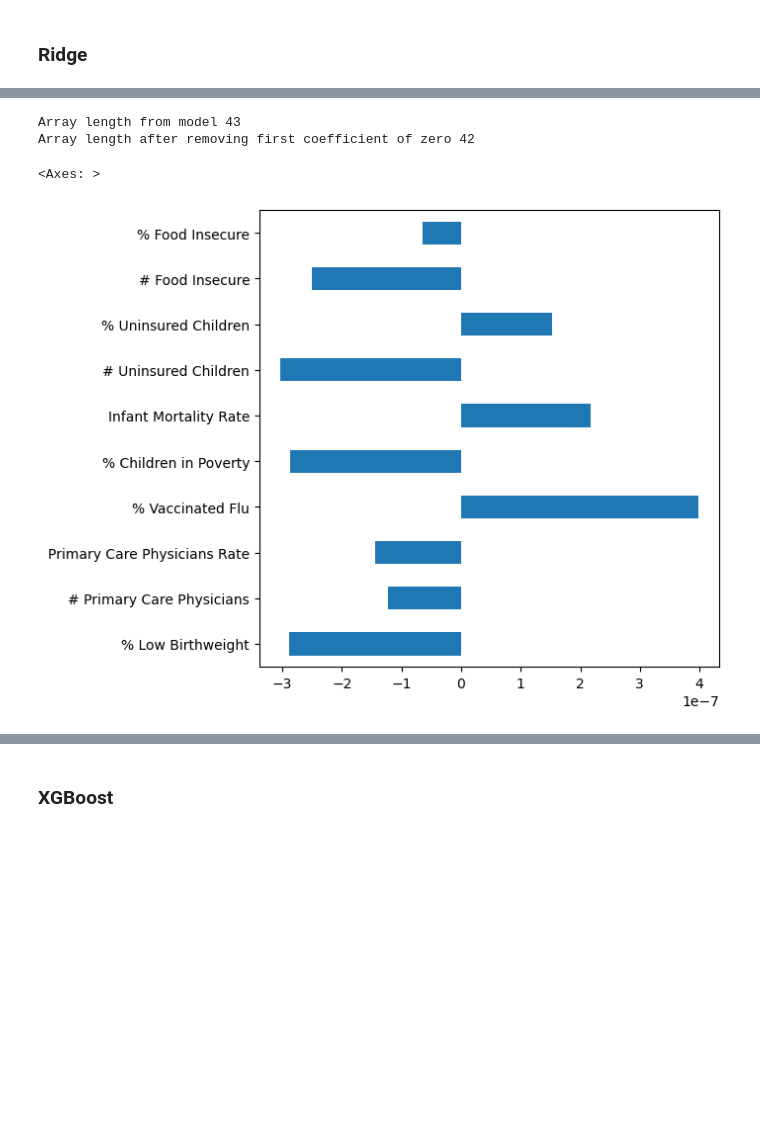
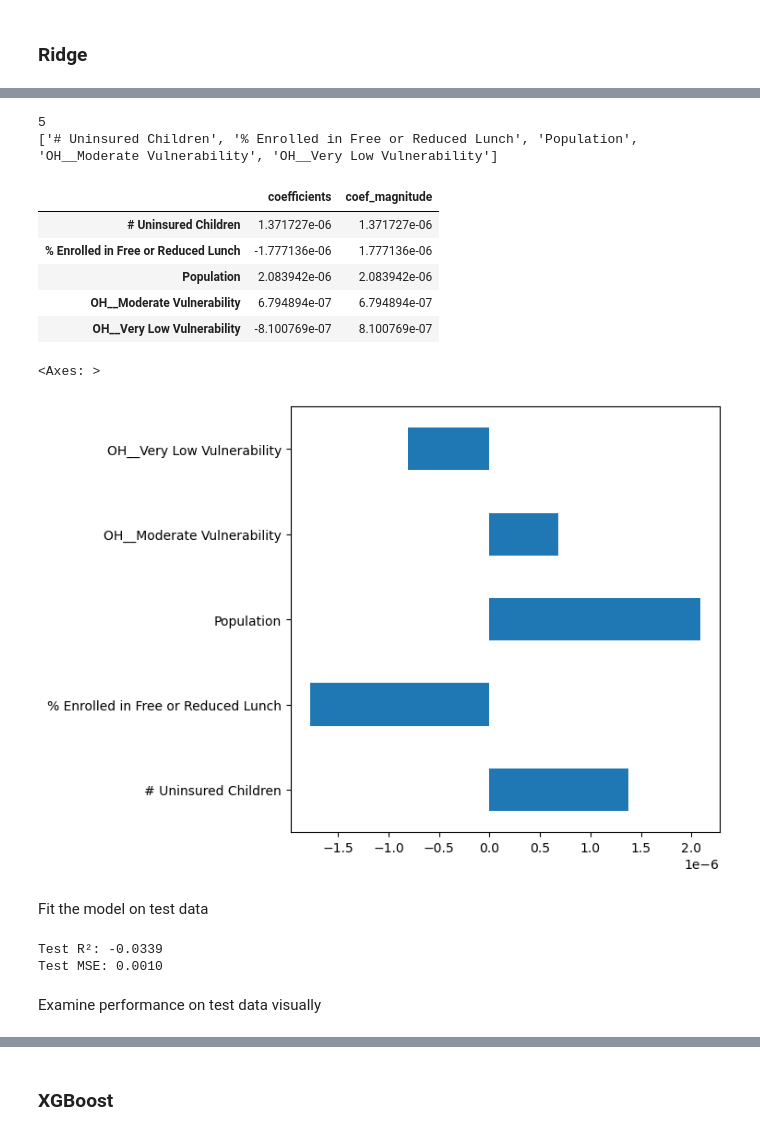
Before and after one commit to gawantang/capstone2_immunization, a Jupyter notebook: notebooks/0.4-gna-modeling_v2.ipynb, the cells around one changed output, grey strips where cells are left out. Drawn from its saved outputs; the diff is of its cells as text; code cells hidden in the pictures; blank space fills up the shorter version.

```diff
--- a/notebooks/0.4-gna-modeling_v2.ipynb
+++ b/notebooks/0.4-gna-modeling_v2.ipynb
@@ -802,3 +1082,0 @@ Tuned ridge score: 0.03241
-# %%
-ridge_cv.fit(X_test, y_test)
-print("Tuned ridge score: {}".format(round(math.sqrt(-ridge_cv.best_score_),5))) # negative sq root of the negative mean squared error
@@ -811,22 +1097,44 @@ Model did better on the test data than on the train data. Possibly it is under f
+# %%
+# Get the SelectKBest step from your pipeline to examine features
+best_pipe = ridge_cv.best_estimator_
+selector = best_pipe.named_steps["feature_selection"]
+# Get boolean mask of selected features (True = selected, False = not selected)
+selected_mask = selector.get_support()
+# Get the names of the selected features
+selected_features = [feature_names[i] for i, selected in enumerate(selected_mask) if selected]
+print(len(selected_features))
+print(selected_features)
+# %% [output]
+5
+['# Uninsured Children', '% Enrolled in Free or Reduced Lunch', 'Population', 'OH__Moderate Vulnerability', 'OH__Very Low Vulnerability']
+# %%
+# extract model from pipeline to look at coefficients
+ridge_model = best_pipe.named_steps['ridge']
 # %%
-# examine coefficients
-best_estimator = ridge_cv.best_estimator_
-coefs = best_estimator.coef_.ravel()
-#coefs = lr1.named_steps["regressor"].coef_.ravel()
-print(f"Array length from model {len(coefs)}") # first item appears to be 0.... perhaps an intercept?
-coefs = coefs[1:]
-print(f"Array length after removing first coefficient of zero {len(coefs)}")
+# examine coefficients from fitting on training data
+#coefs = best_estimator.coef_.ravel()
+#print(f"Array length from model {len(coefs)}") # first item appears to be 0.... perhaps an intercept?
+#coefs = coefs[1:]
+#print(f"Array length after removing first coefficient of zero {len(coefs)}")
-# %% [output]
-Array length from model 43
-Array length after removing first coefficient of zero 42
+# %%
+coef_df = pd.DataFrame({'coefficients': ridge_model.coef_}, index = selected_features)
+coef_df['coef_magnitude'] = abs(coef_df['coefficients'])
+coef_df.sort_values(by=['coef_magnitude'], ascending=False)
+coef_df_top10 = coef_df['coefficients'].head(10)
+coef_df
+# %% [output]
+|  | coefficients | coef_magnitude |
+| # Uninsured Children | 1.371727e-06 | 1.371727e-06 |
+| % Enrolled in Free or Reduced Lunch | -1.777136e-06 | 1.777136e-06 |
+| Population | 2.083942e-06 | 2.083942e-06 |
+| OH__Moderate Vulnerability | 6.794894e-07 | 6.794894e-07 |
+| OH__Very Low Vulnerability | -8.100769e-07 | 8.100769e-07 |
 # %%
-coef_df = pd.DataFrame({'coefficients': coefs}, index = feature_names)
-coef_df['coef_magnitude'] = abs(coef_df['coefficients'])
-coef_df.sort_values(by=['coef_magnitude'], ascending=False)
-coef_df_top10 = coef_df['coefficients'].head(10)
 # Plot horizontally
 coef_df_top10.plot.barh(figsize=(6,6))
 # %% [output]
 <Axes: >
-[figure, old version]
+[figure, new version]
+# %% [markdown]
+Fit the model on test data
 # %%
@@ -834,3 +1142,13 @@ y_pred = ridge_cv.predict(X_test)
+# %%
+r2 = best_pipe.score(X_test, y_test)
+print(f"Test R²: {r2_test:.4f}")
+mse = mean_squared_error(y_test, y_pred)
+print(f"Test MSE: {mse:.4f}")
+# %% [output]
+Test R²: -0.0339
+Test MSE: 0.0010
+# %% [markdown]
+Examine performance on test data visually
 # %%
 # Build a scatterplot
 plt.scatter(y_test, y_pred)
```
Also changed, not shown: parts of 97 cells of this notebook, 21 other files.
